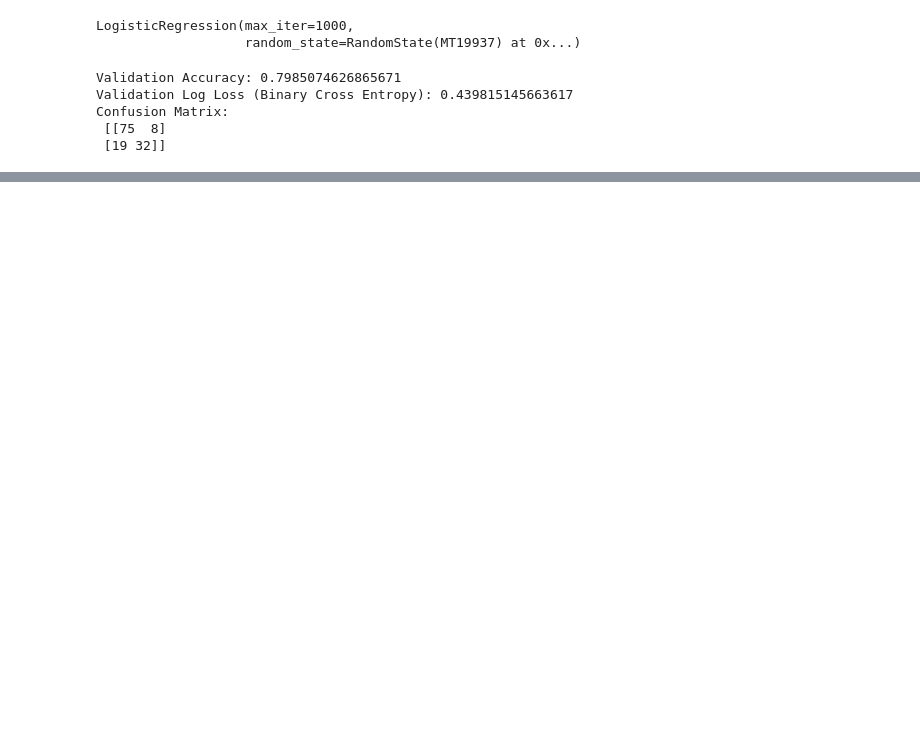
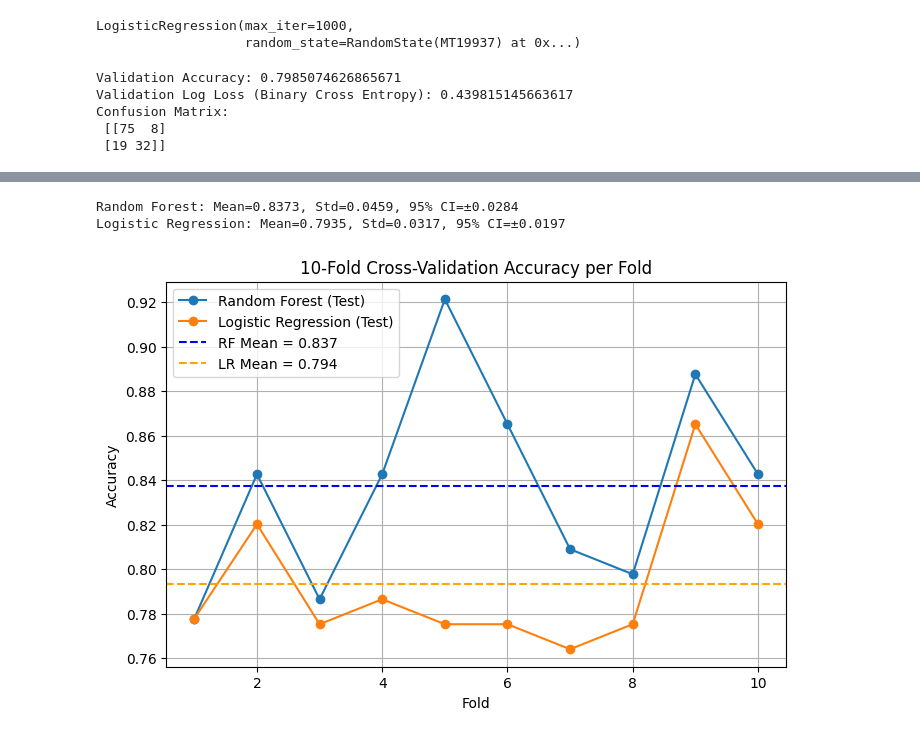
Before and after one commit to zebulonmcknight/CS325, a Jupyter notebook: HW2/scratch.ipynb, the cells around one changed output, grey strips where cells are left out. Saved outputs shown, nothing was run; the diff lists cells and outputs as text; code cells hidden in the pictures; blank space fills up the shorter version.

```diff
--- a/HW2/scratch.ipynb
+++ b/HW2/scratch.ipynb
@@ -426,0 +494,47 @@ HW2 START
+# %%
+cv = KFold(n_splits=10)
+
+rf_results = cross_validate(
+    best_rf, X, y,
+    cv=cv,
+    scoring='accuracy',
+    return_train_score=True
+)
+
+lr_results = cross_validate(
+    log_classifier, X, y,
+    cv=cv,
+    scoring='accuracy',
+    return_train_score=True
+)
+# %%
+def summarize_cv_results(results):
+    scores = results['test_score']
+    mean = np.mean(scores)
+    std = np.std(scores, ddof=1)
+    n = len(scores)
+    ci = 1.96 * std / np.sqrt(n)
+    return mean, std, ci
+
+rf_mean, rf_std, rf_ci = summarize_cv_results(rf_results)
+lr_mean, lr_std, lr_ci = summarize_cv_results(lr_results)
+
+print(f"Random Forest: Mean={rf_mean:.4f}, Std={rf_std:.4f}, 95% CI=±{rf_ci:.4f}")
+print(f"Logistic Regression: Mean={lr_mean:.4f}, Std={lr_std:.4f}, 95% CI=±{lr_ci:.4f}")
+# %% [output]
+Random Forest: Mean=0.8373, Std=0.0459, 95% CI=±0.0284
+Logistic Regression: Mean=0.7935, Std=0.0317, 95% CI=±0.0197
+# %%
+plt.figure(figsize=(8,5))
+plt.plot(range(1, 11), rf_results['test_score'], marker='o', label='Random Forest (Test)')
+plt.plot(range(1, 11), lr_results['test_score'], marker='o', label='Logistic Regression (Test)')
+plt.axhline(rf_mean, color='blue', linestyle='--', label=f'RF Mean = {rf_mean:.3f}')
+plt.axhline(lr_mean, color='orange', linestyle='--', label=f'LR Mean = {lr_mean:.3f}')
+plt.xlabel("Fold")
+plt.ylabel("Accuracy")
+plt.title("10-Fold Cross-Validation Accuracy per Fold")
+plt.legend()
+plt.grid(True)
+plt.show()
+# %% [output]
+[figure, added]
```
Also changed, not shown: parts of 10 cells of this notebook.
